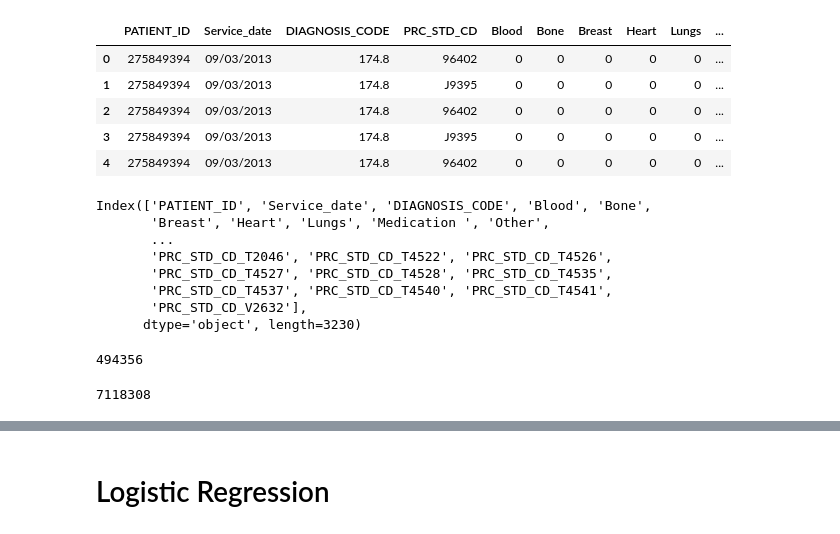
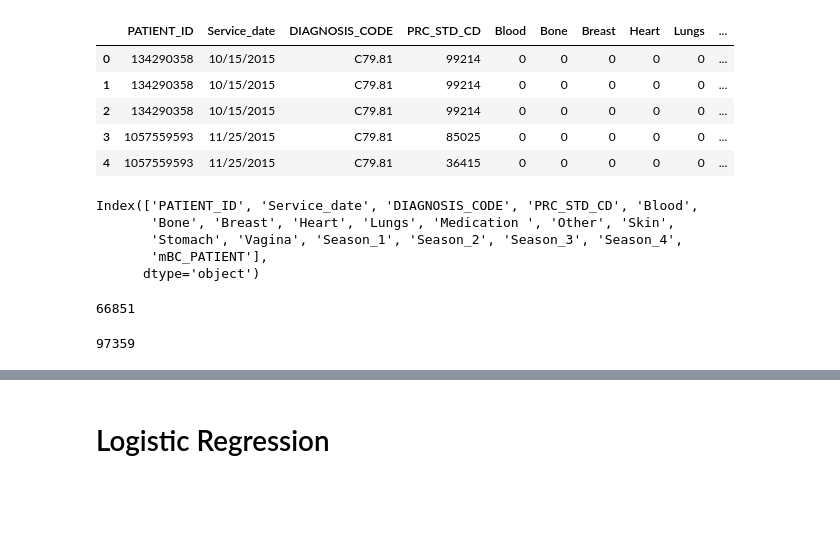
Before and after one commit to ygrepo/breast-cancer-hackathon, a Jupyter notebook: notebooks/mBC_APLD_Patient_modeling.ipynb, the cells around one changed output, grey strips where cells are left out. Saved outputs shown, nothing was run; the diff lists cells and outputs as text; code cells hidden in the pictures; blank space fills up the shorter version.

```diff
--- a/notebooks/mBC_APLD_Patient_modeling.ipynb
+++ b/notebooks/mBC_APLD_Patient_modeling.ipynb
@@ -41,15 +41,15 @@ DATA_PATH = Path("../data/")
 RANDOM_STATE_PARAMETER = 42
 TEST_SIZE = .25
 # %%
-data = pd.read_csv(DATA_PATH / "apld_patients_diffent_diagnosis_code.csv")
+data = pd.read_csv(DATA_PATH / "apld_patients.csv")
 data.head()
 # %% [output]
 |  | PATIENT_ID | Service_date | DIAGNOSIS_CODE | PRC_STD_CD | Blood | Bone | Breast | Heart | Lungs | ... |
-| 0 | 275849394 | 09/03/2013 | 174.8 | 96402 | 0 | 0 | 0 | 0 | 0 | ... |
-| 1 | 275849394 | 09/03/2013 | 174.8 | J9395 | 0 | 0 | 0 | 0 | 0 | ... |
-| 2 | 275849394 | 09/03/2013 | 174.8 | 96402 | 0 | 0 | 0 | 0 | 0 | ... |
-| 3 | 275849394 | 09/03/2013 | 174.8 | J9395 | 0 | 0 | 0 | 0 | 0 | ... |
-| 4 | 275849394 | 09/03/2013 | 174.8 | 96402 | 0 | 0 | 0 | 0 | 0 | ... |
+| 0 | 134290358 | 10/15/2015 | C79.81 | 99214 | 0 | 0 | 0 | 0 | 0 | ... |
+| 1 | 134290358 | 10/15/2015 | C79.81 | 99214 | 0 | 0 | 0 | 0 | 0 | ... |
+| 2 | 134290358 | 10/15/2015 | C79.81 | 99214 | 0 | 0 | 0 | 0 | 0 | ... |
+| 3 | 1057559593 | 11/25/2015 | C79.81 | 85025 | 0 | 0 | 0 | 0 | 0 | ... |
+| 4 | 1057559593 | 11/25/2015 | C79.81 | 36415 | 0 | 0 | 0 | 0 | 0 | ... |
 # %%
 ohe = pd.get_dummies(data.PRC_STD_CD, prefix="PRC_STD_CD")
 data.drop(["PRC_STD_CD"], axis=1, inplace=True)
@@ -57,19 +57,16 @@ data = pd.concat([data, ohe], axis=1)
 # %%
 data.columns
 # %% [output]
-Index(['PATIENT_ID', 'Service_date', 'DIAGNOSIS_CODE', 'Blood', 'Bone',
-       'Breast', 'Heart', 'Lungs', 'Medication ', 'Other',
-       ...
-       'PRC_STD_CD_T2046', 'PRC_STD_CD_T4522', 'PRC_STD_CD_T4526',
-       'PRC_STD_CD_T4527', 'PRC_STD_CD_T4528', 'PRC_STD_CD_T4535',
-       'PRC_STD_CD_T4537', 'PRC_STD_CD_T4540', 'PRC_STD_CD_T4541',
-       'PRC_STD_CD_V2632'],
-      dtype='object', length=3230)
+Index(['PATIENT_ID', 'Service_date', 'DIAGNOSIS_CODE', 'PRC_STD_CD', 'Blood',
+       'Bone', 'Breast', 'Heart', 'Lungs', 'Medication ', 'Other', 'Skin',
+       'Stomach', 'Vagina', 'Season_1', 'Season_2', 'Season_3', 'Season_4',
+       'mBC_PATIENT'],
+      dtype='object')
 # %%
 len(data[data["mBC_PATIENT"] == 0])
 # %% [output]
-494356
+66851
 # %%
 len(data[data["mBC_PATIENT"] == 1])
 # %% [output]
-7118308
+97359
```
Also changed, not shown: parts of 9 cells of this notebook, 1 other file.
